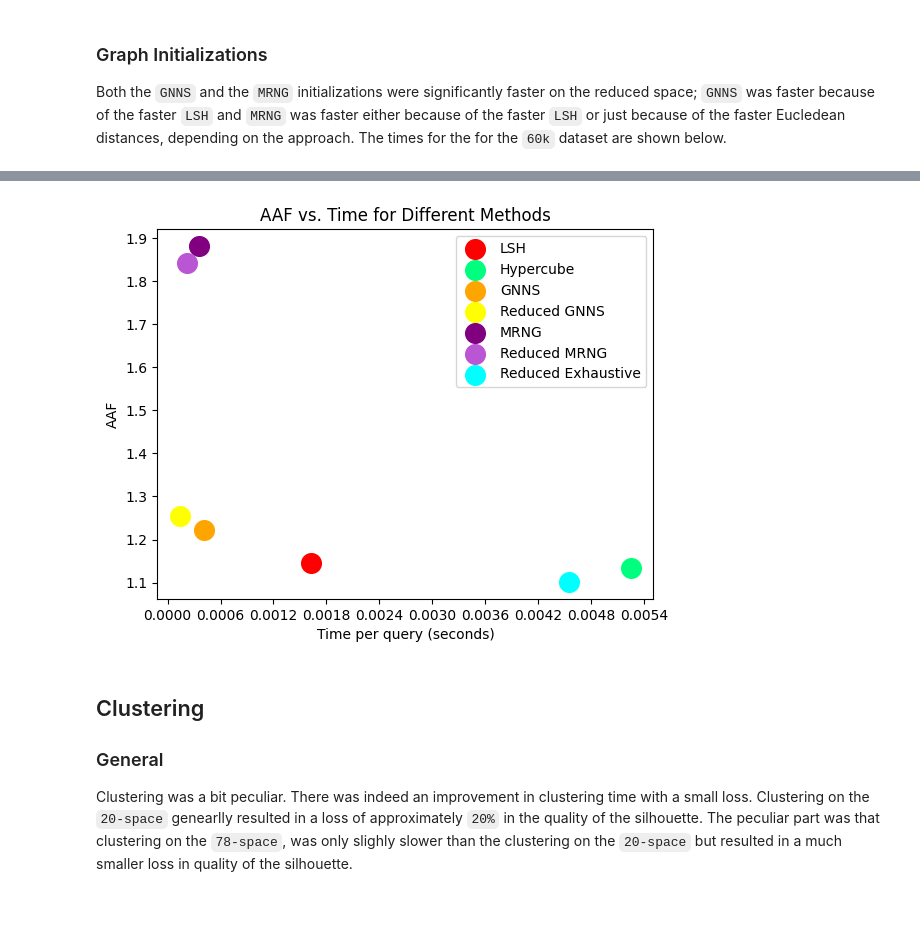
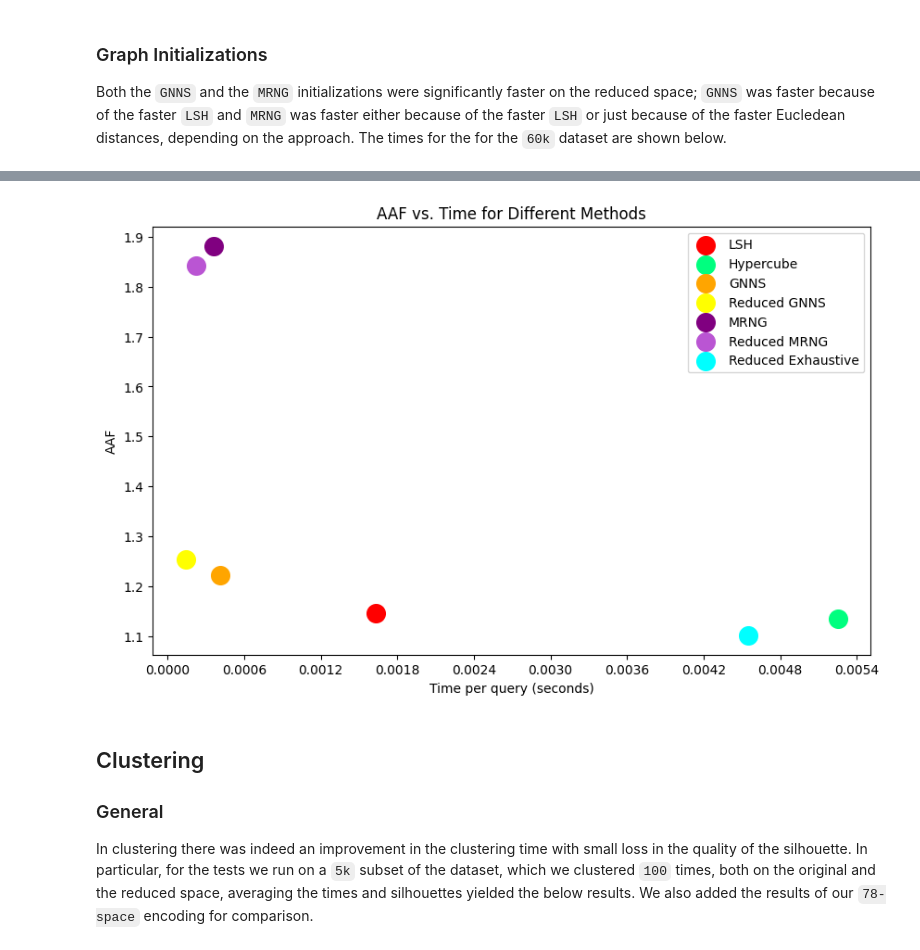
Before and after one commit to UpTheShipCreek/Project2023, a Jupyter notebook: Assignment_3/Comparisons.ipynb, the cells around one changed output, grey strips where cells are left out. Drawn from its saved outputs; the diff is of its cells as text; code cells hidden in the pictures; blank space fills up the shorter version.

```diff
--- a/Assignment_3/Comparisons.ipynb
+++ b/Assignment_3/Comparisons.ipynb
@@ -64,36 +66,36 @@ from matplotlib.ticker import MaxNLocator
 # GNNS: 0.000409 AAF: 1.222639
 # MRNG: 0.000361 AAF: 1.881976
 # Reduced Exhaustive: 0.004547 AAF: 1.101598
 # Reduced GNNS: 0.000140 AAF: 1.254118
 # Reduced MRNG: 0.000219 AAF: 1.842101
 
 # Data
 methods = ['LSH', 'Hypercube', 'GNNS', 'Reduced GNNS', 'MRNG', 'Reduced MRNG', 'Reduced Exhaustive']
 times = [0.001629, 0.005254, 0.000409, 0.000140, 0.000361, 0.000219, 0.004547]
 aaf = [1.146147, 1.134367, 1.222639, 1.254118, 1.881976, 1.842101, 1.101598]
 method_colors = ['red', 'springgreen', 'orange', 'yellow', 'purple','mediumorchid', 'cyan']
 
 # Set up figure and axes
-fig, ax = plt.subplots()
+fig, ax = plt.subplots(figsize=(10, 6))
 
 # Plot points for all methods with specified colors
 for i in range(len(methods)):
     ax.scatter(times[i], aaf[i], label=methods[i], color=method_colors[i], s=200)
 
 # Add labels, title, and legend
 ax.set_xlabel('Time per query (seconds)')
 ax.set_ylabel('AAF')
 ax.set_title('AAF vs. Time for Different Methods')
 
 ax.xaxis.set_major_locator(MaxNLocator(integer=True))
 
 ax.legend()
 
 # Show the plot
 plt.show()
 # %% [output]
-[figure, old version]
+[figure, new version]
 # %% [markdown]
 ## Clustering
 ### General
-Clustering was a bit peculiar. There was indeed an improvement in clustering time with a small loss. Clustering on the `20-space` genearlly resulted in a loss of approximately `20%` in the quality of the silhouette. The peculiar part was that clustering on the `78-space`, was only slighly slower than the clustering on the `20-space` but resulted in a much smaller loss in quality of the silhouette.
+In clustering there was indeed an improvement in the clustering time with small loss in the quality of the silhouette. In particular, for the tests we run on a `5k` subset of the dataset, which we clustered `100` times, both on the original and the reduced space, averaging the times and silhouettes yielded the below results. We also added the results of our `78-space` encoding for comparison.
```
Also changed, not shown: parts of 4 cells of this notebook.
